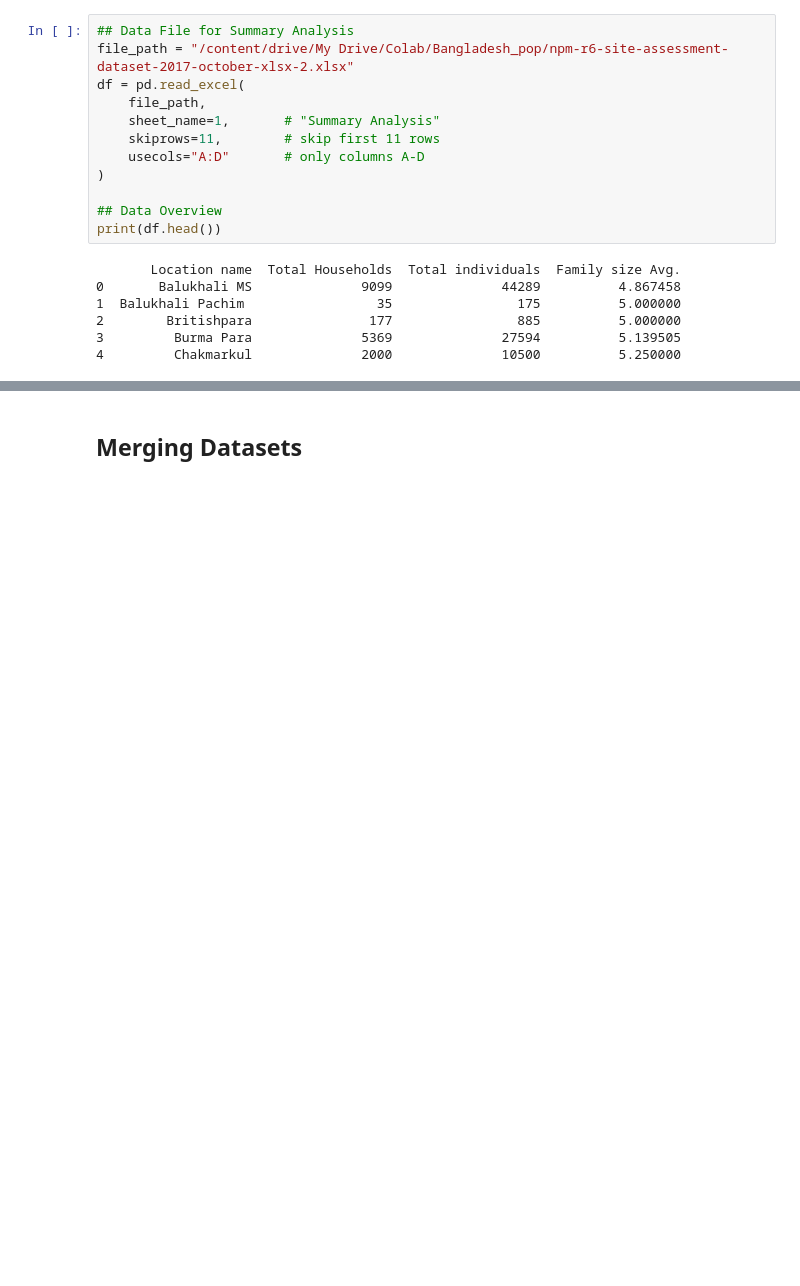
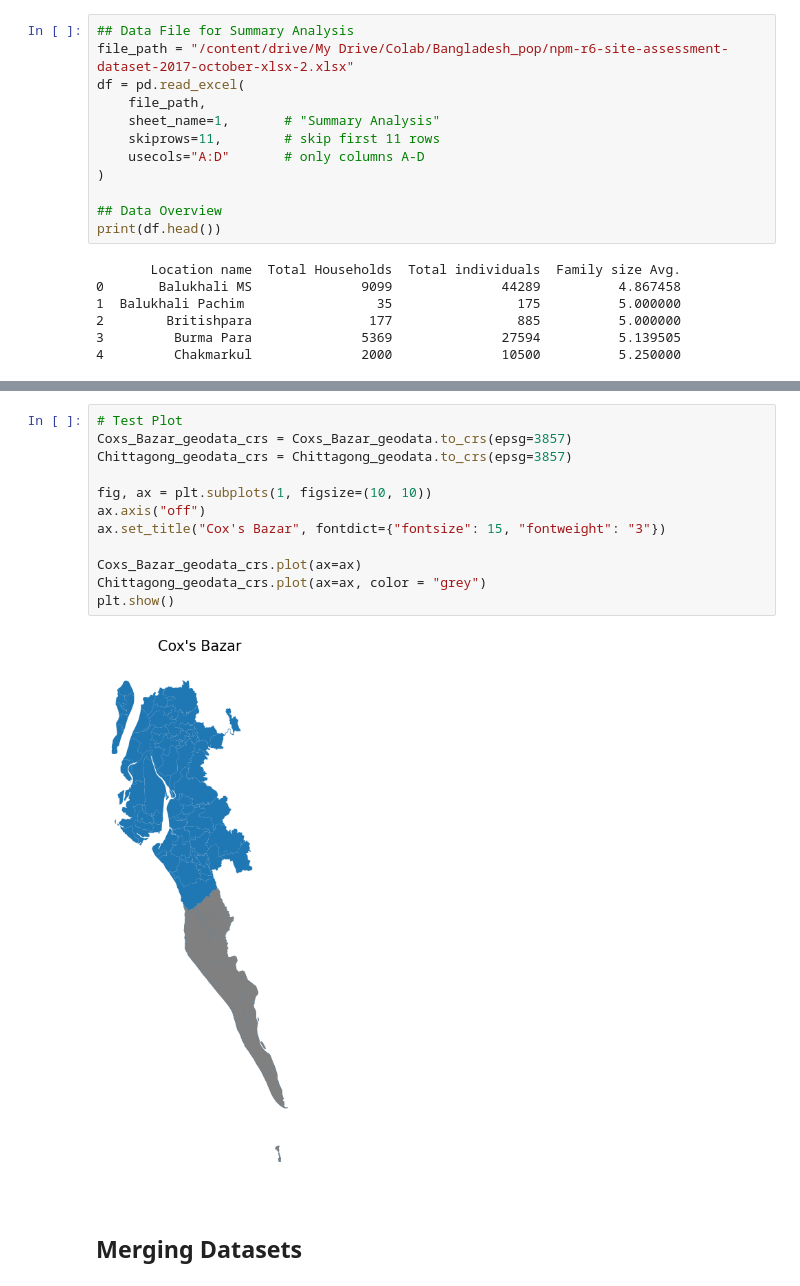
Before and after one commit to Rohan7386/Bangladesh-Refugee-Population, a Jupyter notebook: Week7.ipynb, the cells around one changed output, grey strips where cells are left out. Cells and saved outputs as stored; diff of their text form; blank space fills up the shorter version.

```diff
--- a/Week7.ipynb
+++ b/Week7.ipynb
@@ -121,3 +163,17 @@ print(df.head())
+# %%
+# Test Plot
+Coxs_Bazar_geodata_crs = Coxs_Bazar_geodata.to_crs(epsg=3857)
+Chittagong_geodata_crs = Chittagong_geodata.to_crs(epsg=3857)
+
+fig, ax = plt.subplots(1, figsize=(10, 10))
+ax.axis("off")
+ax.set_title("Cox's Bazar", fontdict={"fontsize": 15, "fontweight": "3"})
+
+Coxs_Bazar_geodata_crs.plot(ax=ax)
+Chittagong_geodata_crs.plot(ax=ax, color = "grey")
+plt.show()
+# %% [output]
+[figure, added]
 # %% [markdown]
 ## Merging Datasets
 # %%
```
Also changed, not shown: parts of 12 cells of this notebook.
